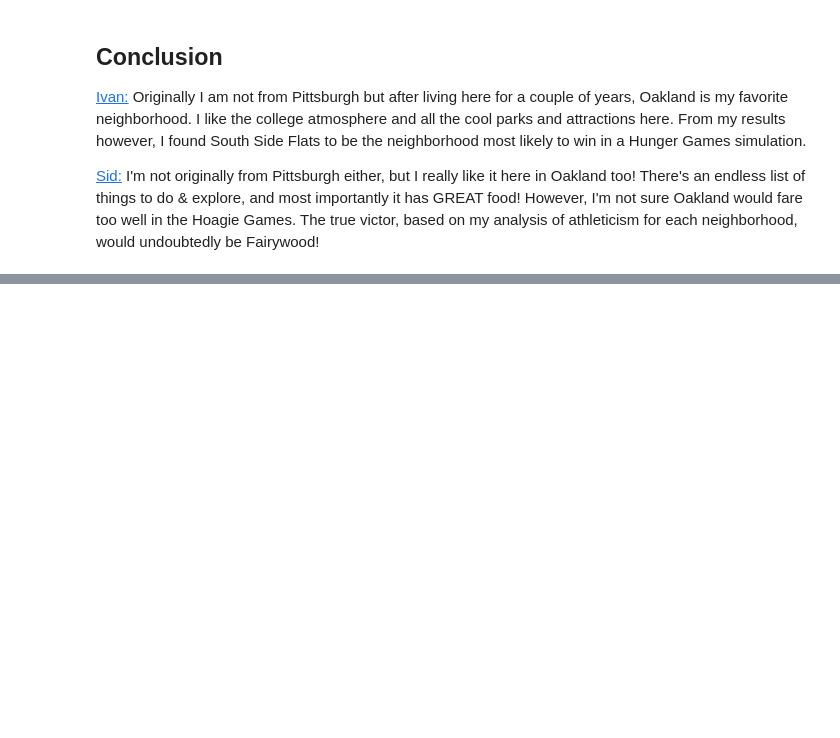
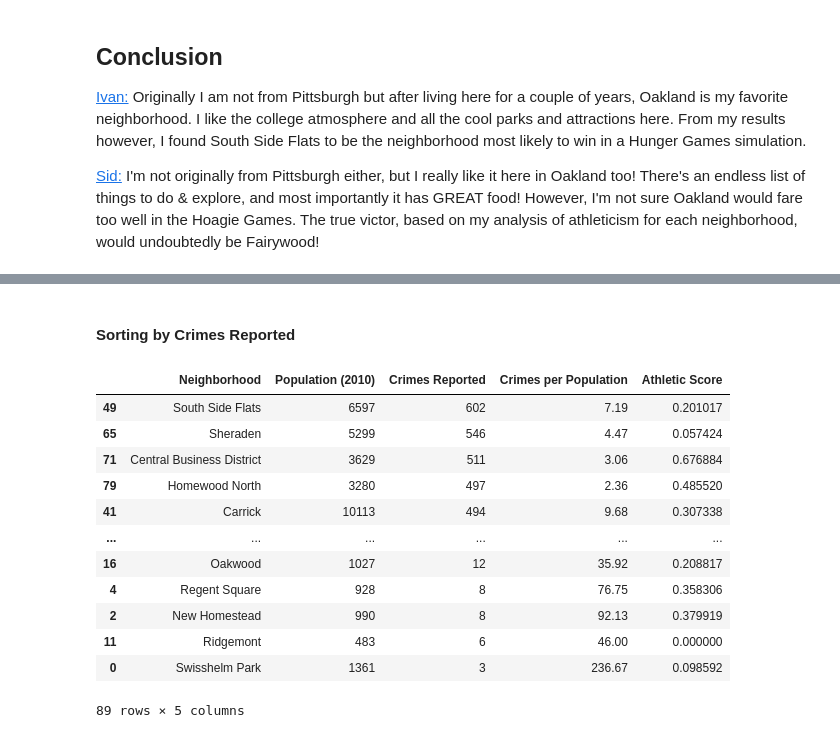
Before and after one commit to ivanbond-tech/CMPINF-Final-Project, a Jupyter notebook: main.ipynb, the cells around one changed output, grey strips where cells are left out. Drawn from its saved outputs; the diff is of its cells as text; code cells hidden in the pictures; blank space fills up the shorter version.

```diff
--- a/main.ipynb
+++ b/main.ipynb
@@ -497,0 +519,18 @@ result.plot(column='Athletic Score', # set the data to be used for coloring
+# %% [markdown]
+<h4>Sorting by Crimes Reported</h4>
+# %%
+population_data[["Neighborhood", "Population (2010)", "Crimes Reported", "Crimes per Population", "Athletic Score"]].sort_values(by="Crimes Reported", ascending=False)
+# %% [output]
+|  | Neighborhood | Population (2010) | Crimes Reported | Crimes per Population | Athletic Score |
+| 49 | South Side Flats | 6597 | 602 | 7.19 | 0.201017 |
+| 65 | Sheraden | 5299 | 546 | 4.47 | 0.057424 |
+| 71 | Central Business District | 3629 | 511 | 3.06 | 0.676884 |
+| 79 | Homewood North | 3280 | 497 | 2.36 | 0.485520 |
+| 41 | Carrick | 10113 | 494 | 9.68 | 0.307338 |
+| ... | ... | ... | ... | ... | ... |
+| 16 | Oakwood | 1027 | 12 | 35.92 | 0.208817 |
+| 4 | Regent Square | 928 | 8 | 76.75 | 0.358306 |
+| 2 | New Homestead | 990 | 8 | 92.13 | 0.379919 |
+| 11 | Ridgemont | 483 | 6 | 46.00 | 0.000000 |
+| 0 | Swisshelm Park | 1361 | 3 | 236.67 | 0.098592 |
+89 rows × 5 columns
```
Also changed, not shown: parts of 7 cells of this notebook.
